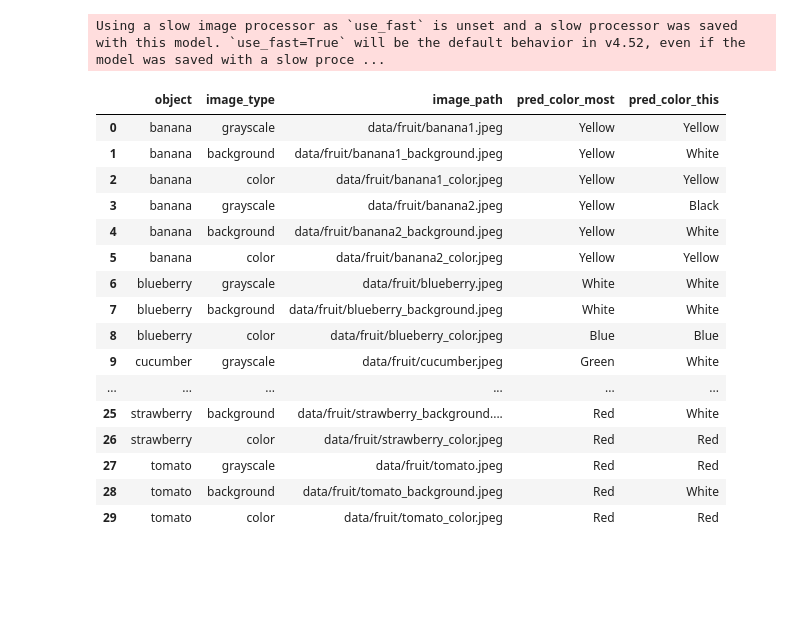
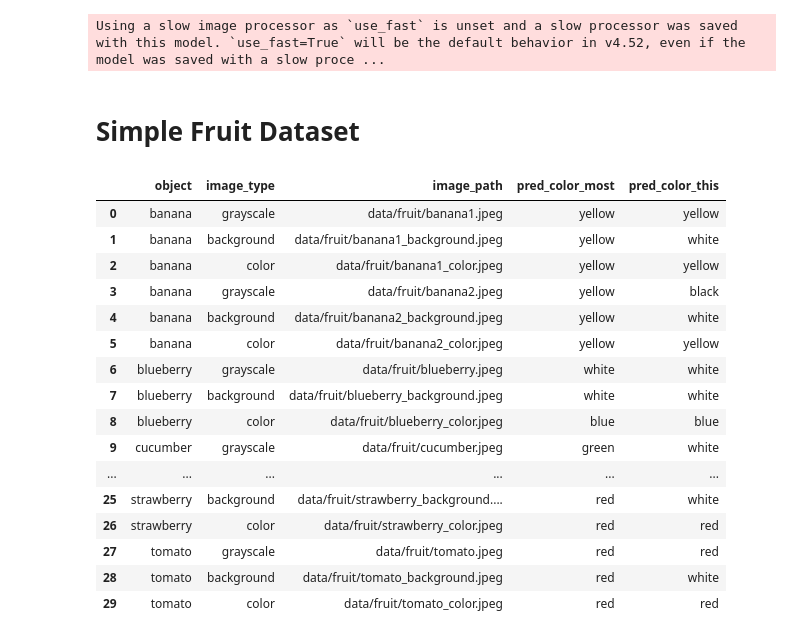
Before and after one commit to jonnemi/color-concept-entanglement, a Jupyter notebook: test_MLLMs.ipynb, the cells around one changed output. Drawn from its saved outputs; the diff is of its cells as text; code cells hidden in the pictures; blank space fills up the shorter version.

```diff
--- a/test_MLLMs.ipynb
+++ b/test_MLLMs.ipynb
@@ -111,8 +119,9 @@ def mllm_testing(df, processor, model, most="True"):
 
             #print(torch.cuda.memory_summary())
 
-
-        df['predicted_color'] = generated_texts
+        pred_color = [c.lower() for c in generated_texts]
+        pred_color = ["grey" if c == "gray" else c for c in pred_color]
+        df['predicted_color'] = pred_color
 
         if 'inputs' in locals(): del inputs
         if 'image' in locals(): del image
@@ -120,51 +129,58 @@ def mllm_testing(df, processor, model, most="True"):
         torch.cuda.ipc_collect()
         gc.collect()
     return df
+# %% [markdown]
+# Simple Fruit Dataset
 # %%
 # Simple fruit dataset
+evaluate_fruit = True
 df = pd.read_parquet(fruit/ "fruit_images.parquet")
 
-batch_size = 1
-results = []
+if evaluate_fruit:
+    batch_size = 1
+    results = []
 
-for i in tqdm(range(0, len(df), batch_size), desc="Running predictions"):
-    batch_df = df.iloc[i:i + batch_size].copy()
-    with torch.inference_mode():
+    for i in tqdm(range(0, len(df), batch_size), desc="Running predictions"):
+        batch_df = df.iloc[i:i + batch_size].copy()
+        with torch.inference_mode():
 
-        df_most = mllm_testing(batch_df, processor, model, most="True")
-        df_most = df_most.rename(columns={"predicted_color": "pred_color_most"})
+            df_most = mllm_testing(batch_df, processor, model, most="True")
+            df_most = df_most.rename(columns={"predicted_color": "pred_color_most"})
 
-        df_this = mllm_testing(batch_df, processor, model, most="False")
-        df_this = df_this.rename(columns={"predicted_color": "pred_color_this"})
+            df_this = mllm_testing(batch_df, processor, model, most="False")
+            df_this = df_this.rename(columns={"predicted_color": "pred_color_this"})
 
-        result_df = pd.merge(df_most, df_this, on=["image_path", "object", "image_type"])
+            result_df = pd.merge(df_most, df_this, on=["image_path", "object", "image_type"])
 
-    results.append(result_df)
-    del result_df
-    torch.cuda.empty_cache()
-    torch.cuda.ipc_collect()
-    gc.collect()
+        results.append(result_df)
+        del result_df
+        torch.cuda.empty_cache()
+        torch.cuda.ipc_collect()
+        gc.collect()
 
-df = pd.concat(results, ignore_index=True)
-display(df)
+    df = pd.concat(results, ignore_index=True)
+    display(df)
 
-out_path = fruit / "outline_results.csv"
-df.to_csv(out_path, index=False)
+    out_path = fruit / "outline_results.csv"
+    df.to_csv(out_path, index=False)
+elif (fruit / "outline_results.csv").exists():
+    fruit_df = pd.read_csv(fruit / "outline_results.csv")
+    display(fruit_df)
 # %% [output]
 |  | object | image_type | image_path | pred_color_most | pred_color_this |
-| 0 | banana | grayscale | data/fruit/banana1.jpeg | Yellow | Yellow |
-| 1 | banana | background | data/fruit/banana1_background.jpeg | Yellow | White |
-| 2 | banana | color | data/fruit/banana1_color.jpeg | Yellow | Yellow |
-| 3 | banana | grayscale | data/fruit/banana2.jpeg | Yellow | Black |
-| 4 | banana | background | data/fruit/banana2_background.jpeg | Yellow | White |
-| 5 | banana | color | data/fruit/banana2_color.jpeg | Yellow | Yellow |
-| 6 | blueberry | grayscale | data/fruit/blueberry.jpeg | White | White |
-| 7 | blueberry | background | data/fruit/blueberry_background.jpeg | White | White |
-| 8 | blueberry | color | data/fruit/blueberry_color.jpeg | Blue | Blue |
-| 9 | cucumber | grayscale | data/fruit/cucumber.jpeg | Green | White |
+| 0 | banana | grayscale | data/fruit/banana1.jpeg | yellow | yellow |
+| 1 | banana | background | data/fruit/banana1_background.jpeg | yellow | white |
+| 2 | banana | color | data/fruit/banana1_color.jpeg | yellow | yellow |
+| 3 | banana | grayscale | data/fruit/banana2.jpeg | yellow | black |
+| 4 | banana | background | data/fruit/banana2_background.jpeg | yellow | white |
+| 5 | banana | color | data/fruit/banana2_color.jpeg | yellow | yellow |
+| 6 | blueberry | grayscale | data/fruit/blueberry.jpeg | white | white |
+| 7 | blueberry | background | data/fruit/blueberry_background.jpeg | white | white |
+| 8 | blueberry | color | data/fruit/blueberry_color.jpeg | blue | blue |
+| 9 | cucumber | grayscale | data/fruit/cucumber.jpeg | green | white |
 | ... | ... | ... | ... | ... | ... |
-| 25 | strawberry | background | data/fruit/strawberry_background.... | Red | White |
-| 26 | strawberry | color | data/fruit/strawberry_color.jpeg | Red | Red |
-| 27 | tomato | grayscale | data/fruit/tomato.jpeg | Red | Red |
-| 28 | tomato | background | data/fruit/tomato_background.jpeg | Red | White |
-| 29 | tomato | color | data/fruit/tomato_color.jpeg | Red | Red |
+| 25 | strawberry | background | data/fruit/strawberry_background.... | red | white |
+| 26 | strawberry | color | data/fruit/strawberry_color.jpeg | red | red |
+| 27 | tomato | grayscale | data/fruit/tomato.jpeg | red | red |
+| 28 | tomato | background | data/fruit/tomato_background.jpeg | red | white |
+| 29 | tomato | color | data/fruit/tomato_color.jpeg | red | red |
```
Also changed, not shown: parts of 13 cells of this notebook.
